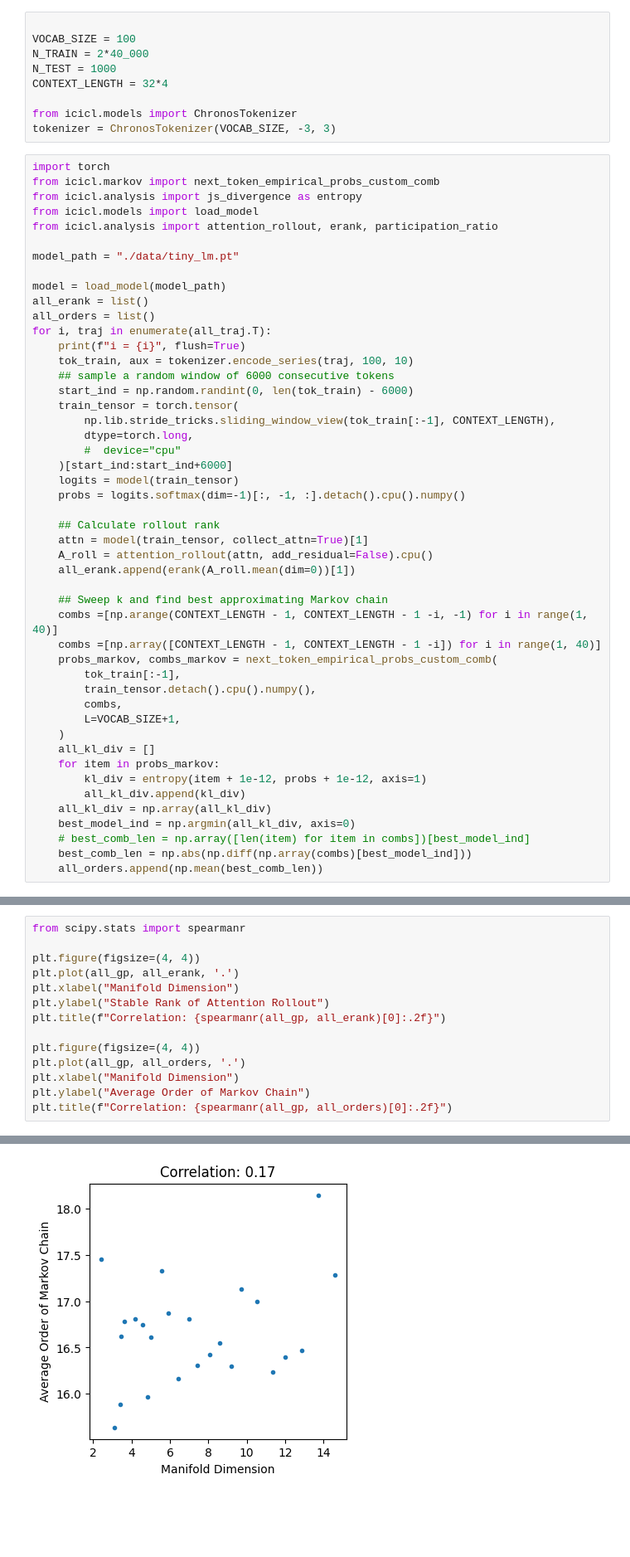
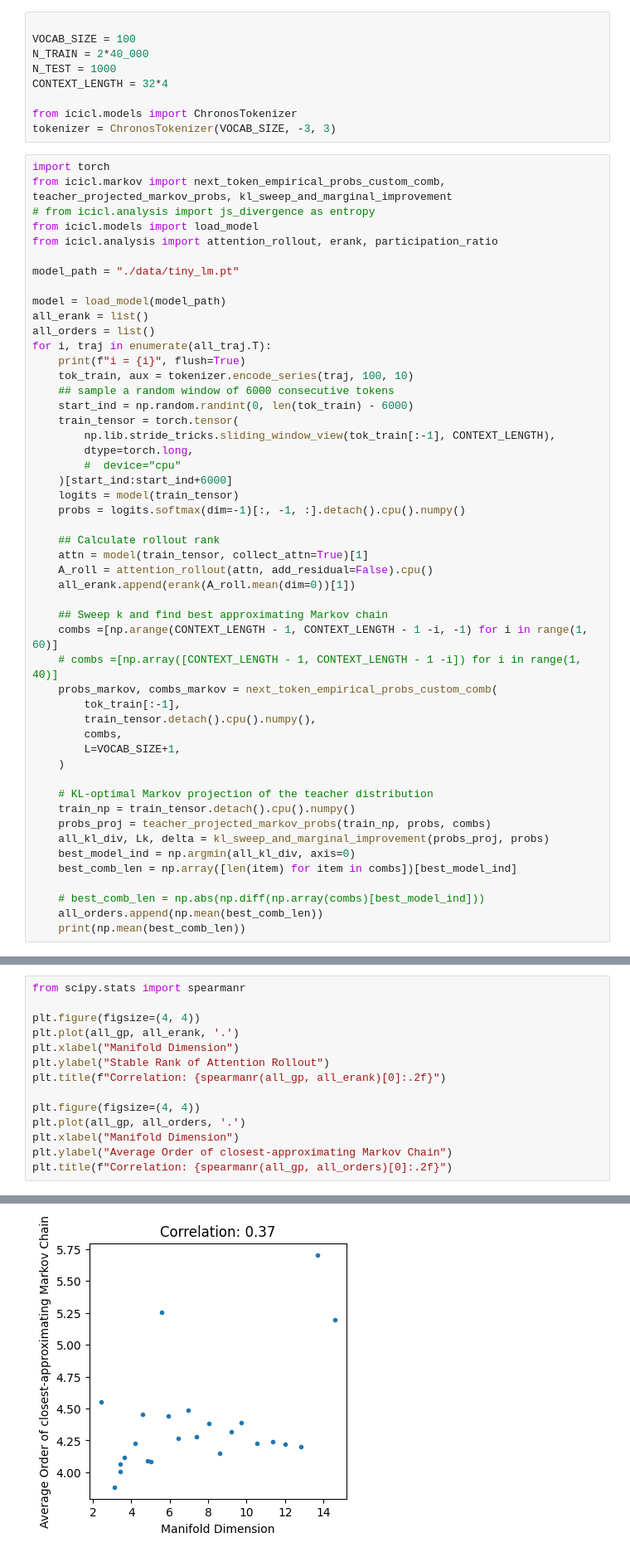
Before and after one commit to williamgilpin/icicl, a Jupyter notebook: measure_embedding_dimension.ipynb, the cells around one changed output, grey strips where cells are left out. Shown at 83% size. Saved outputs shown, nothing was run; the diff lists cells and outputs as text; blank space fills up the shorter version.

Commit message:
regularize markov fit

```diff
--- a/measure_embedding_dimension.ipynb
+++ b/measure_embedding_dimension.ipynb
@@ -39,8 +39,8 @@ from icicl.models import ChronosTokenizer
 tokenizer = ChronosTokenizer(VOCAB_SIZE, -3, 3)
 # %%
 import torch
-from icicl.markov import next_token_empirical_probs_custom_comb
-from icicl.analysis import js_divergence as entropy
+from icicl.markov import next_token_empirical_probs_custom_comb, teacher_projected_markov_probs, kl_sweep_and_marginal_improvement
+# from icicl.analysis import js_divergence as entropy
 from icicl.models import load_model
 from icicl.analysis import attention_rollout, erank, participation_ratio
 
@@ -68,20 +68,22 @@ for i, traj in enumerate(all_traj.T):
     all_erank.append(erank(A_roll.mean(dim=0))[1])
 
     ## Sweep k and find best approximating Markov chain
-    combs =[np.arange(CONTEXT_LENGTH - 1, CONTEXT_LENGTH - 1 -i, -1) for i in range(1, 40)]
-    combs =[np.array([CONTEXT_LENGTH - 1, CONTEXT_LENGTH - 1 -i]) for i in range(1, 40)]
+    combs =[np.arange(CONTEXT_LENGTH - 1, CONTEXT_LENGTH - 1 -i, -1) for i in range(1, 60)]
+    # combs =[np.array([CONTEXT_LENGTH - 1, CONTEXT_LENGTH - 1 -i]) for i in range(1, 40)]
     probs_markov, combs_markov = next_token_empirical_probs_custom_comb(
         tok_train[:-1],
         train_tensor.detach().cpu().numpy(),
         combs,
         L=VOCAB_SIZE+1,
     )
-    all_kl_div = []
-    for item in probs_markov:
-        kl_div = entropy(item + 1e-12, probs + 1e-12, axis=1)
-        all_kl_div.append(kl_div)
-    all_kl_div = np.array(all_kl_div)
+
+    # KL-optimal Markov projection of the teacher distribution
+    train_np = train_tensor.detach().cpu().numpy()
+    probs_proj = teacher_projected_markov_probs(train_np, probs, combs)
+    all_kl_div, Lk, delta = kl_sweep_and_marginal_improvement(probs_proj, probs)
     best_model_ind = np.argmin(all_kl_div, axis=0)
-    # best_comb_len = np.array([len(item) for item in combs])[best_model_ind]
-    best_comb_len = np.abs(np.diff(np.array(combs)[best_model_ind]))
+    best_comb_len = np.array([len(item) for item in combs])[best_model_ind]
+
+    # best_comb_len = np.abs(np.diff(np.array(combs)[best_model_ind]))
     all_orders.append(np.mean(best_comb_len))
+    print(np.mean(best_comb_len))
@@ -115,6 +99,6 @@ plt.title(f"Correlation: {spearmanr(all_gp, all_erank)[0]:.2f}")
 plt.figure(figsize=(4, 4))
 plt.plot(all_gp, all_orders, '.')
 plt.xlabel("Manifold Dimension")
-plt.ylabel("Average Order of Markov Chain")
+plt.ylabel("Average Order of closest-approximating Markov Chain")
 plt.title(f"Correlation: {spearmanr(all_gp, all_orders)[0]:.2f}")
 # %% [output]
@@ -123 +107 @@ Text(0.5, 1.0, 'Correlation: 0.17')
-[figure, old version]
+[figure, new version]
```
Also changed, not shown: parts of 2 cells of this notebook, 1 other file.
